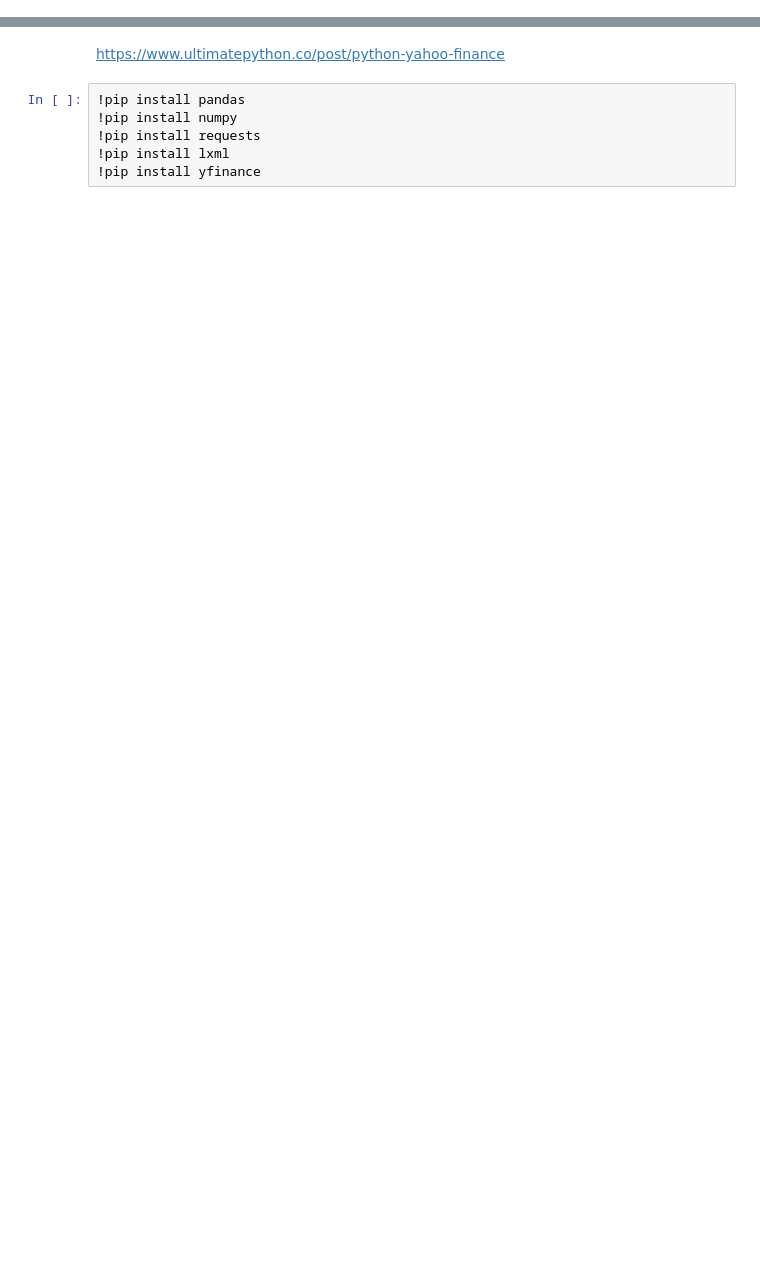
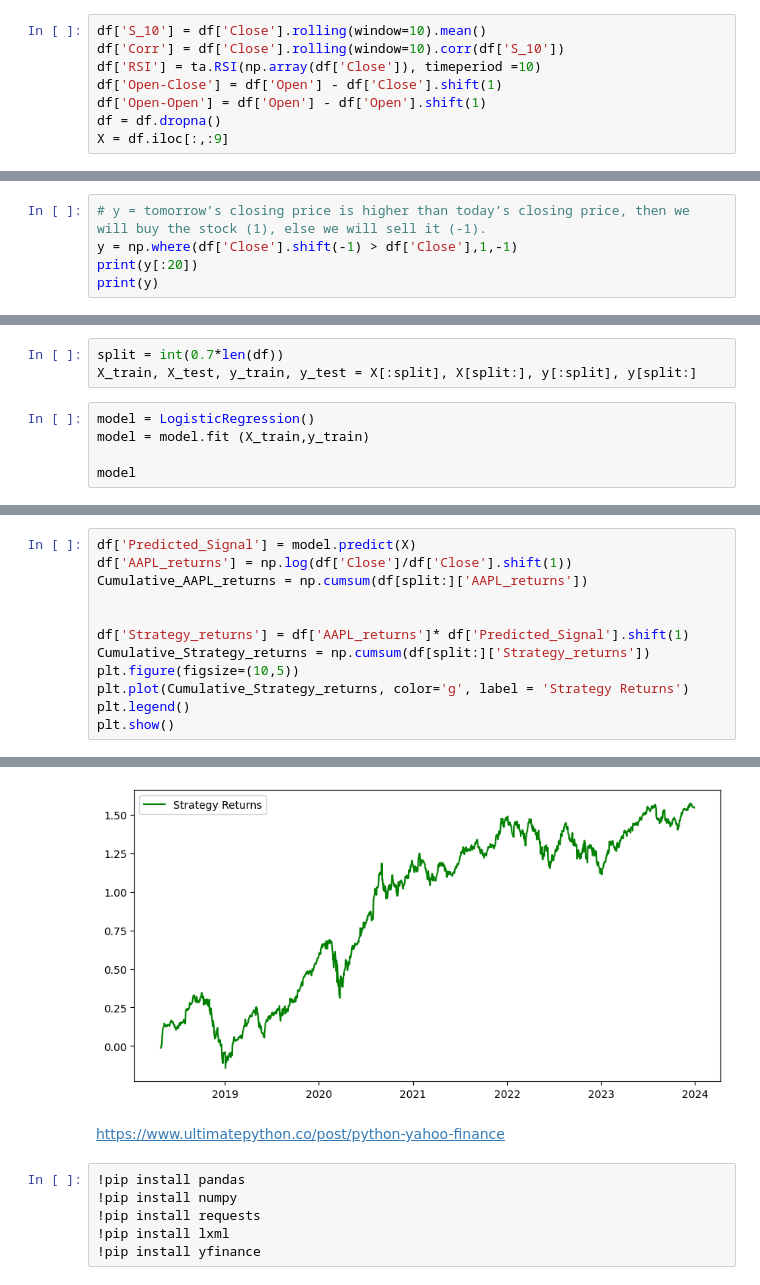
Before and after one commit to ratimayy/ML, a Jupyter notebook: Week05-Logistic/Stock_forecast.ipynb, the cells around one changed output, grey strips where cells are left out. Saved outputs shown, nothing was run; the diff lists cells and outputs as text; blank space fills up the shorter version.

```diff
--- a/Week05-Logistic/Stock_forecast.ipynb
+++ b/Week05-Logistic/Stock_forecast.ipynb
@@ -2,0 +54,8 @@
+# %%
+df['S_10'] = df['Close'].rolling(window=10).mean()
+df['Corr'] = df['Close'].rolling(window=10).corr(df['S_10'])
+df['RSI'] = ta.RSI(np.array(df['Close']), timeperiod =10)
+df['Open-Close'] = df['Open'] - df['Close'].shift(1)
+df['Open-Open'] = df['Open'] - df['Open'].shift(1)
+df = df.dropna()
+X = df.iloc[:,:9]
@@ -2,0 +96,5 @@
+# %%
+# y = tomorrow’s closing price is higher than today’s closing price, then we will buy the stock (1), else we will sell it (-1).
+y = np.where(df['Close'].shift(-1) > df['Close'],1,-1)
+print(y[:20])
+print(y)
@@ -2,0 +104,8 @@
+# %%
+split = int(0.7*len(df))
+X_train, X_test, y_train, y_test = X[:split], X[split:], y[:split], y[split:]
+# %%
+model = LogisticRegression()
+model = model.fit (X_train,y_train)
+
+model
@@ -2,0 +199,13 @@
+# %%
+df['Predicted_Signal'] = model.predict(X)
+df['AAPL_returns'] = np.log(df['Close']/df['Close'].shift(1))
+Cumulative_AAPL_returns = np.cumsum(df[split:]['AAPL_returns'])
+
+
+df['Strategy_returns'] = df['AAPL_returns']* df['Predicted_Signal'].shift(1)
+Cumulative_Strategy_returns = np.cumsum(df[split:]['Strategy_returns'])
+plt.figure(figsize=(10,5))
+plt.plot(Cumulative_Strategy_returns, color='g', label = 'Strategy Returns')
+plt.legend()
+plt.show()
+# %% [output]
@@ -3,3 +227,4 @@
+[figure, added]
 # %% [markdown]
 https://www.ultimatepython.co/post/python-yahoo-finance
 # %%
```
Also changed, not shown: parts of 17 cells of this notebook.
